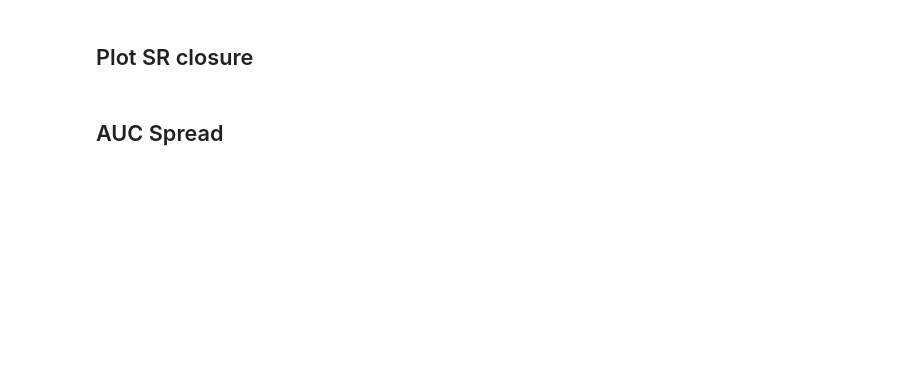
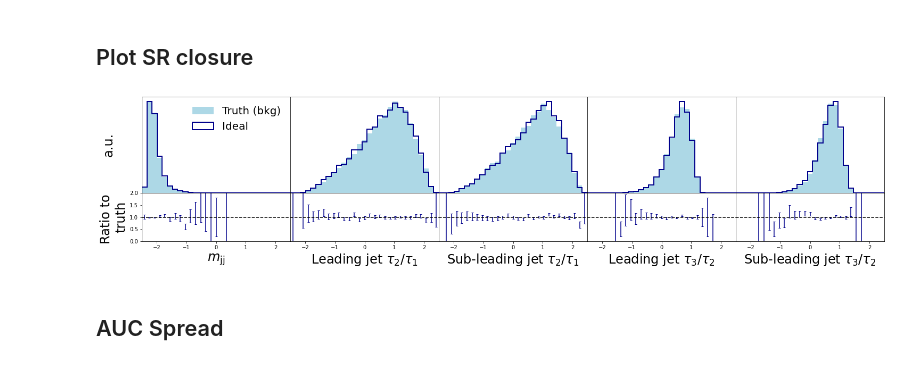
Before and after one commit to hep-lbdl/non-resonant-AD-extrapolation, a Jupyter notebook: graphics_notebooks/check_closure_ratios.ipynb, the cells around one changed output. Saved outputs shown, nothing was run; the diff lists cells and outputs as text; code cells hidden in the pictures; blank space fills up the shorter version.

```diff
--- a/graphics_notebooks/check_closure_ratios.ipynb
+++ b/graphics_notebooks/check_closure_ratios.ipynb
@@ -144,55 +144,54 @@ plt.show()
 # %%
 # features
 np.seterr(divide='ignore', invalid='ignore')
-f1 = 24
-f2 = 20
 
-bins = np.linspace(-2.5, 2.5, 30)
+fig, ax = plt.subplots(2, n_features, figsize = (5*n_features, 1*n_features), height_ratios=[2, 1])
 
-fig, ax = plt.subplots(2, 5, figsize = (5*5, 5*1.5), height_ratios=[2, 1])
-
-for i in range(5):
-
-
-    bin_centers = 0.5*(bins[1:] + bins[:-1] )
+for i in range(n_features):
 
     # hist
-    truth_density , _,_ = ax[0,i].hist(truth_CR[:,i+2], color = "lightblue", bins = bins, label = "Truth (bkg)", density = True)
-    hist_denom, _ = np.histogram(truth_CR[:,i+2], bins = bins, density = False)
+    truth_density , _,_ = ax[0,i].hist(samples_sr_dict["truth"][:,i], color = colors_dict["truth"], bins = bins, label = "Truth (bkg)", density = True)
+    hist_denom, _ = np.histogram(samples_sr_dict["truth"][:,i], bins = bins, density = False)
     errors_denom = np.sqrt(hist_denom)
     ax[0,i].set_xlim(-2.5, 2.5)
 
-    for k in data_dict_CR.keys():
-        loc_density, _ ,_ = ax[0,i].hist(data_dict_CR[k][:,i], bins = bins, label = k, histtype = "step", density = True, color = colors_dict[k], lw = 2, weights = weights_dict_CR[k])
-        loc_hist, _ = np.histogram(data_dict_CR[k][:,i], bins = bins, density = False, weights = weights_dict_CR[k])
+    for k in keys_to_plot:
+
+
+        loc_density, _ ,_ = ax[0,i].hist(samples_sr_dict[k][:,i], bins = bins, label = k, histtype = "step", density = True, color = colors_dict[k], lw = 2, weights = weights_sr_dict[k])
+        loc_hist, _ = np.histogram(samples_sr_dict[k][:,i], bins = bins, density = False, weights = weights_sr_dict[k])
+
+
         loc_errors = np.sqrt(loc_hist)
         loc_ratio = loc_hist/hist_denom
         loc_errors_ratio = np.sqrt ( (errors_denom/hist_denom)**2 + (loc_errors/loc_hist)**2 ) * loc_ratio
         ax[1,i].errorbar(bin_centers, loc_ratio, yerr = loc_errors_ratio, linestyle = "", color = colors_dict[k], capsize = 2)
 
-    ax[1,i].set_xlabel(xlabel_list[i+2], fontsize = f1)
+    ax[1,i].set_xlabel(xlabel_list[i], fontsize = f1)
     ax[1,i].axhline(1, color = "black", linestyle = "dashed")
     ax[1,i].set_xlim(-2.5, 2.5)
 
     ax[1,i].set_xticks(np.arange(-2, 3, 1))
     ax[1,i].set_ylim(0, 2)
 
 
 ax[0,0].set_ylabel("a.u.", fontsize = f1, labelpad = 50)
 ax[0,0].set_yticks([])
 ax[1,0].set_ylabel("Ratio to \ntruth", fontsize = f1)
 
-for i in range(1, 5):
+for i in range(1, n_features):
     ax[0,i].set_yticks([])
     ax[1,i].set_yticks([])
 
 
 ax[0,0].legend(frameon = False, fontsize = f2)
 
 
 plt.subplots_adjust(wspace = 0, hspace = 0)
-plt.savefig("../pdfs/physics_features_ratios_CR.pdf")
+plt.savefig("../plots/physics_features_ratios_CR.pdf")
 plt.show()
+# %% [output]
+[figure, added]
 # %% [markdown]
 ## AUC Spread
 # %%
```
Also changed, not shown: parts of 5 cells of this notebook, 3 other files.
